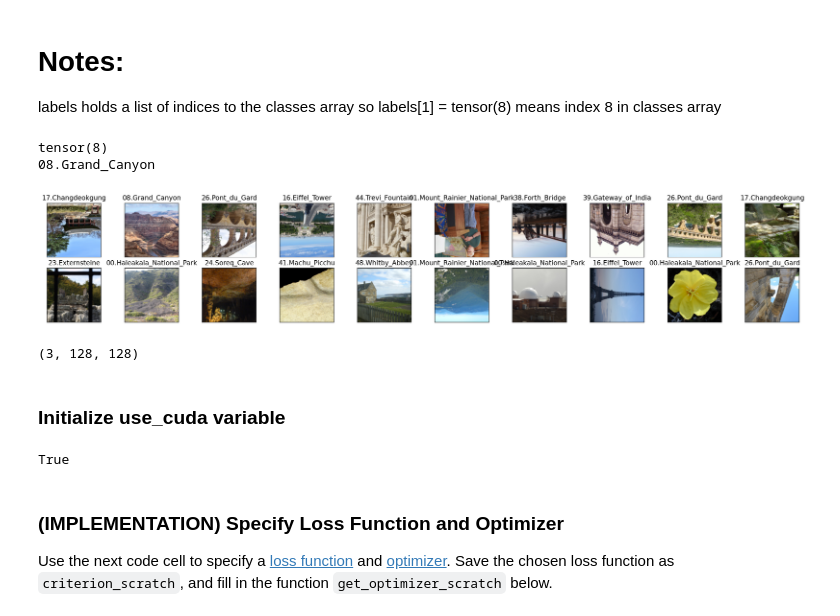
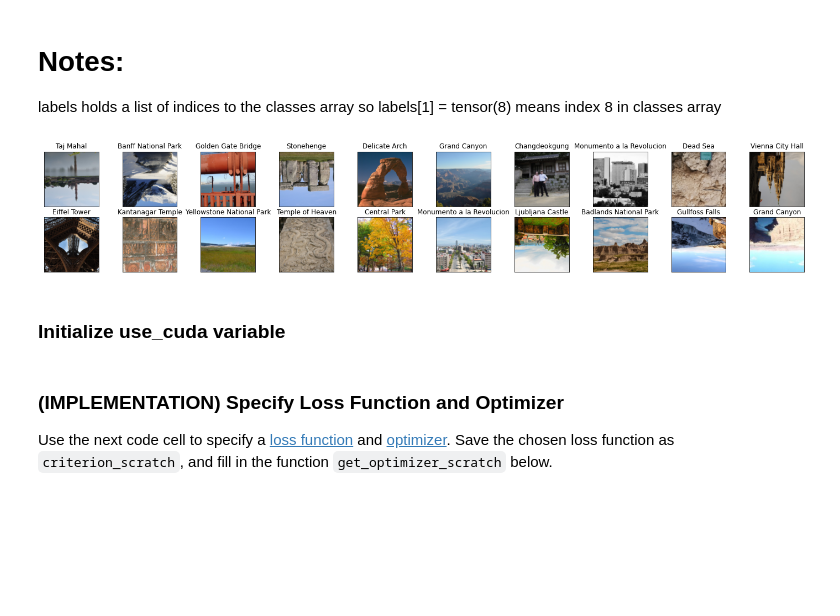
Before and after one commit to CR-AI-Repos/udacity_project_landmark, a Jupyter notebook: landmark.ipynb, the cells around one changed output. Drawn from its saved outputs; the diff is of its cells as text; code cells hidden in the pictures; blank space fills up the shorter version.

```diff
--- a/landmark.ipynb
+++ b/landmark.ipynb
@@ -194,36 +186,30 @@ so labels[1] = tensor(8) means index 8 in classes array
 # %%
 import matplotlib.pyplot as plt
 %matplotlib inline
 
 ## TODO: visualize a batch of the train data loader
 classes = traindatafolder.classes
-
+classes = [item[3:].replace("_", " ") for item in classes ]
 ## the class names can be accessed at the `classes` attribute
 ## of your dataset object (e.g., `train_dataset.classes`)
 
 # helper function to un-normalize and display an image
 def imshow(img):
     img = img / 2 + 0.5  # unnormalize
     plt.imshow(np.transpose(img, (1, 2, 0)))  # convert from Tensor image
 # obtain one batch of training images
 dataiter = iter(train_loader)
 images, labels = dataiter.next()
 images = images.numpy() # convert images to numpy for display
 
 # plot the images in the batch, along with the corresponding labels
 fig = plt.figure(figsize=(25, 4))
 # display 20 images
 for idx in np.arange(20):
     ax = fig.add_subplot(2, 20/2, idx+1, xticks=[], yticks=[])
     imshow(images[idx])
     ax.set_title(classes[labels[idx]])
 # %% [output]
-tensor(8)
-08.Grand_Canyon
-[figure, old version]
+[figure, new version]
-# %%
-images[0].shape
-# %% [output]
-(3, 128, 128)
 # %% [markdown]
 ### Initialize use_cuda variable
@@ -233,4 +215,0 @@ use_cuda = torch.cuda.is_available()
-# %%
-use_cuda
-# %% [output]
-True
```
Also changed, not shown: parts of 23 cells of this notebook, 2 other files.
